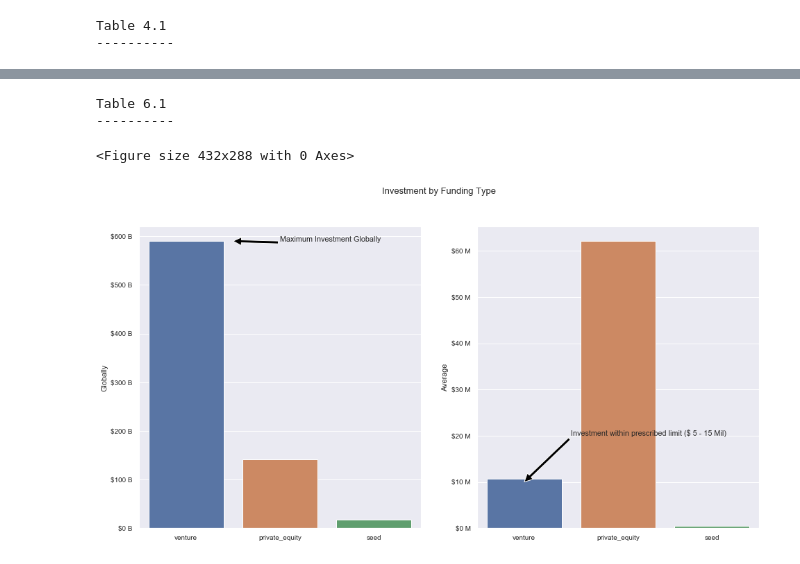
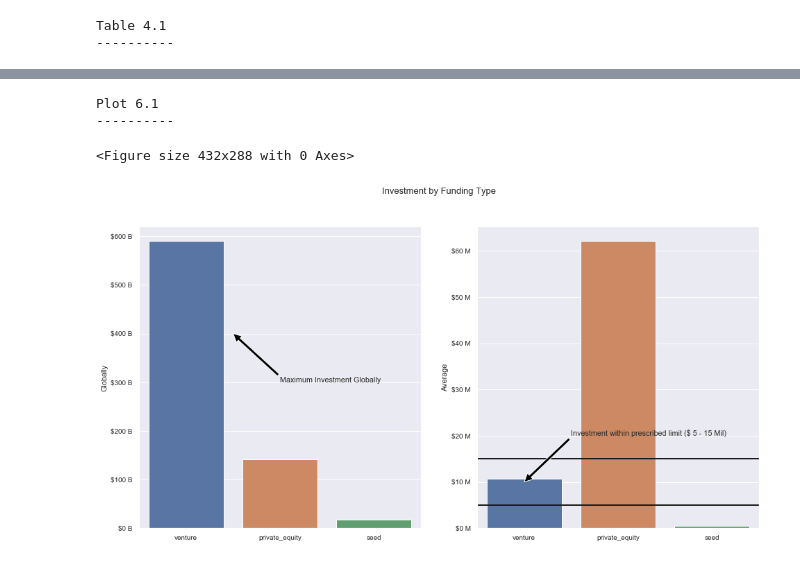
Before and after one commit to hsatam/AI_ML, a Jupyter notebook: Investment_Analysis_Hemant_Satam.ipynb, the cells around one changed output, grey strips where cells are left out. Saved outputs shown, nothing was run; the diff lists cells and outputs as text; code cells hidden in the pictures.

Commit message:
updated 6.2 plot

```diff
--- a/Investment_Analysis_Hemant_Satam.ipynb
+++ b/Investment_Analysis_Hemant_Satam.ipynb
@@ -349,7 +349,7 @@ permalink
 /organization/quikr-india          346000000
 # %%
 # Table 6.1 outcome
-print("\n\nTable 6.1")
+print("\n\nPlot 6.1")
 print("----------\n")
 
 from matplotlib.ticker import FuncFormatter
@@ -378,34 +378,36 @@ sns.set(style='darkgrid', palette='deep', font='sans-serif', font_scale=.9, colo
 # Setting up title, axis lables and formatting the display of axis values
 fig.suptitle("Investment by Funding Type")
 ax1.set_ylabel("Globally")
 ax2.set_ylabel("Average")
 
-
 def billions(x, pos):
     return '$%.0f B' % (x*1e-9)
 
 
 def millions(x, pos):
     return '$%.0f M' % (x*1e-6)
 
 
 formatter = FuncFormatter(billions)
 ax1.yaxis.set_major_formatter(formatter)
 
 formatter = FuncFormatter(millions)
 ax2.yaxis.set_major_formatter(formatter)
 
 # Add labels to the plot
-ax1.annotate('Maximum Investment Globally', xy=(0.5, 5.9e+11), xytext=(1, 5.9e+11),
+ax1.annotate('Maximum Investment Globally', xy=(0.5, 4e+11), xytext=(1, 3e+11),
             arrowprops=dict(facecolor='black', shrink=2))
 
 # Add labels to the plot
 ax2.annotate('Investment within prescribed limit ($ 5 - 15 Mil)', xy=(0, 10e+6), xytext=(.5, 20e+6),
             arrowprops=dict(facecolor='black', shrink=2))
 
+plt.axhline(y=5000000, linewidth=2, color = 'k')
+plt.axhline(y=15000000, linewidth=2, color = 'k')
+
 plt.savefig('Investment_By_Funding_Type.png')
 # %% [output]
-Table 6.1
+Plot 6.1
 ----------
 <Figure size 432x288 with 0 Axes>
-[figure, old version]
+[figure, new version]
```
Also changed, not shown: parts of 3 cells of this notebook, 2 other files.
